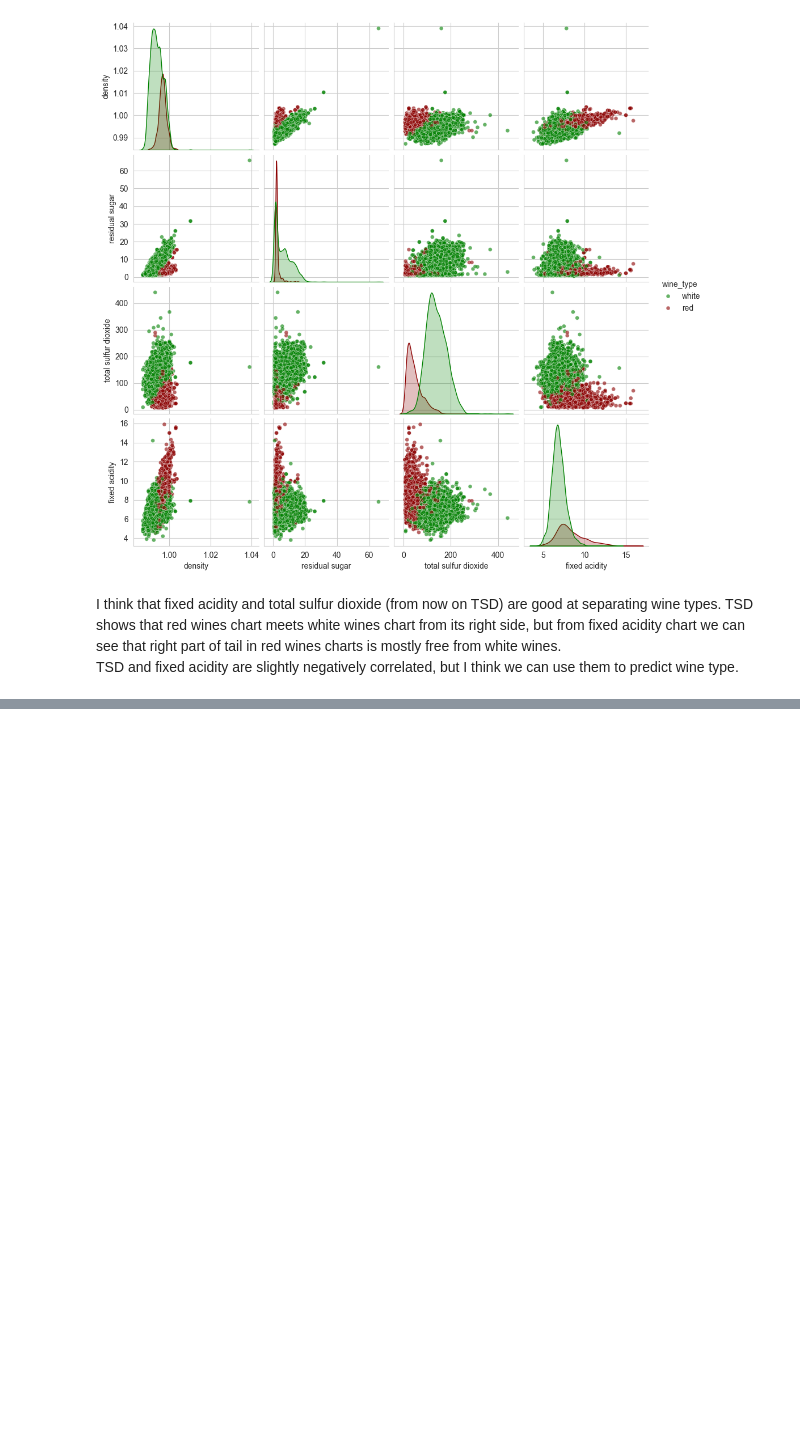
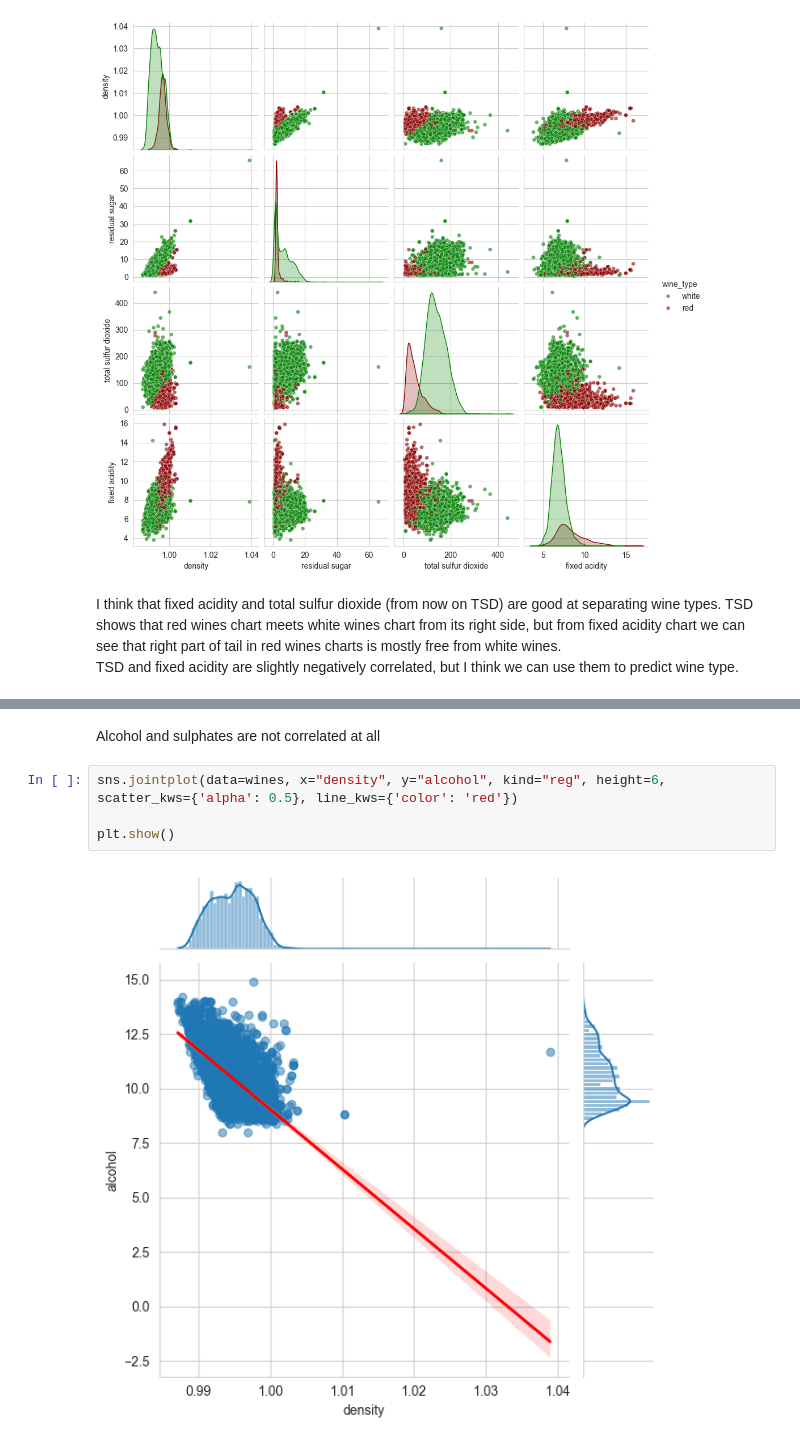
Before and after one commit to Spontaniczny/Data-Visualization, a Jupyter notebook: lab1/lab1.ipynb, the cells around one changed output, grey strips where cells are left out. Cells and saved outputs as stored; diff of their text form; blank space fills up the shorter version.

```diff
--- a/lab1/lab1.ipynb
+++ b/lab1/lab1.ipynb
@@ -214,0 +260,8 @@ TSD and fixed acidity are slightly negatively correlated, but I think we can use
+# %% [markdown]
+Alcohol and sulphates are not correlated at all
+# %%
+sns.jointplot(data=wines, x="density", y="alcohol", kind="reg", height=6, scatter_kws={'alpha': 0.5}, line_kws={'color': 'red'})
+
+plt.show()
+# %% [output]
+[figure, added]
```
Also changed, not shown: parts of 20 cells of this notebook.
